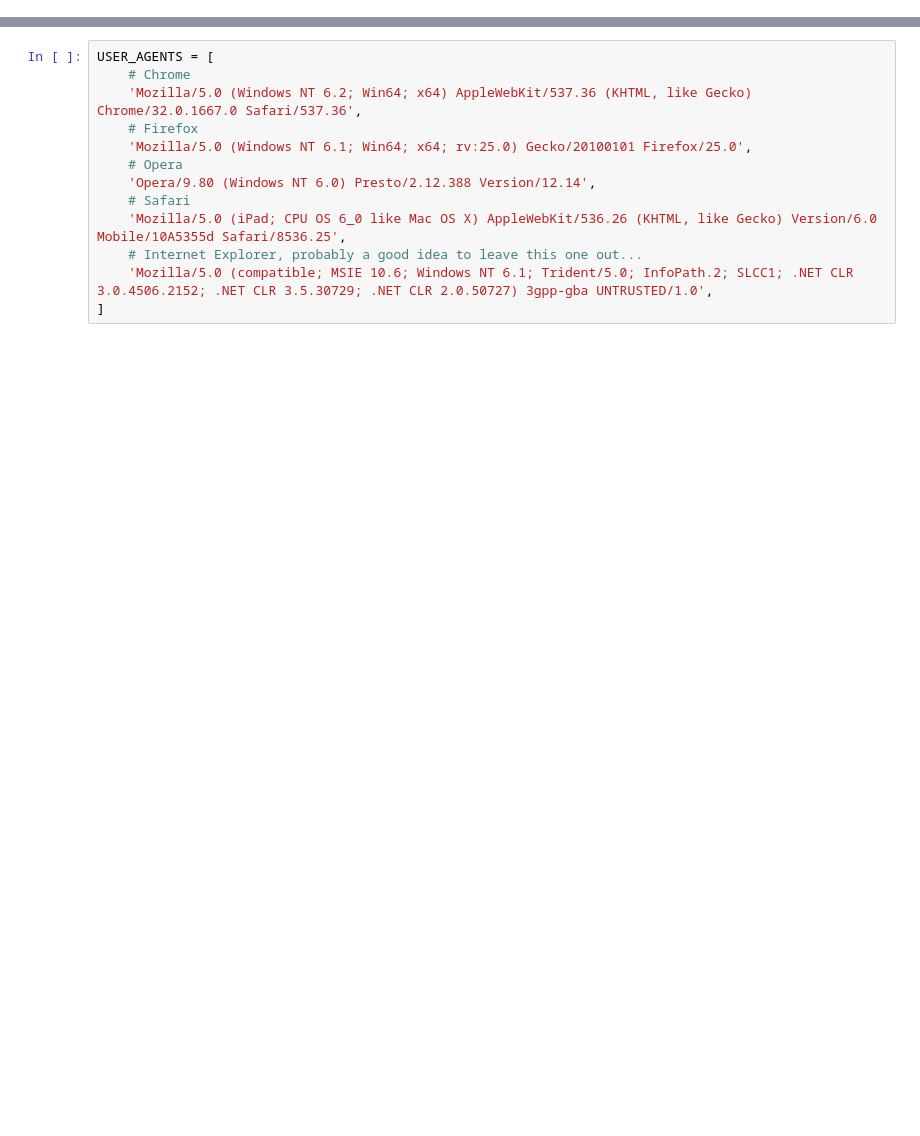
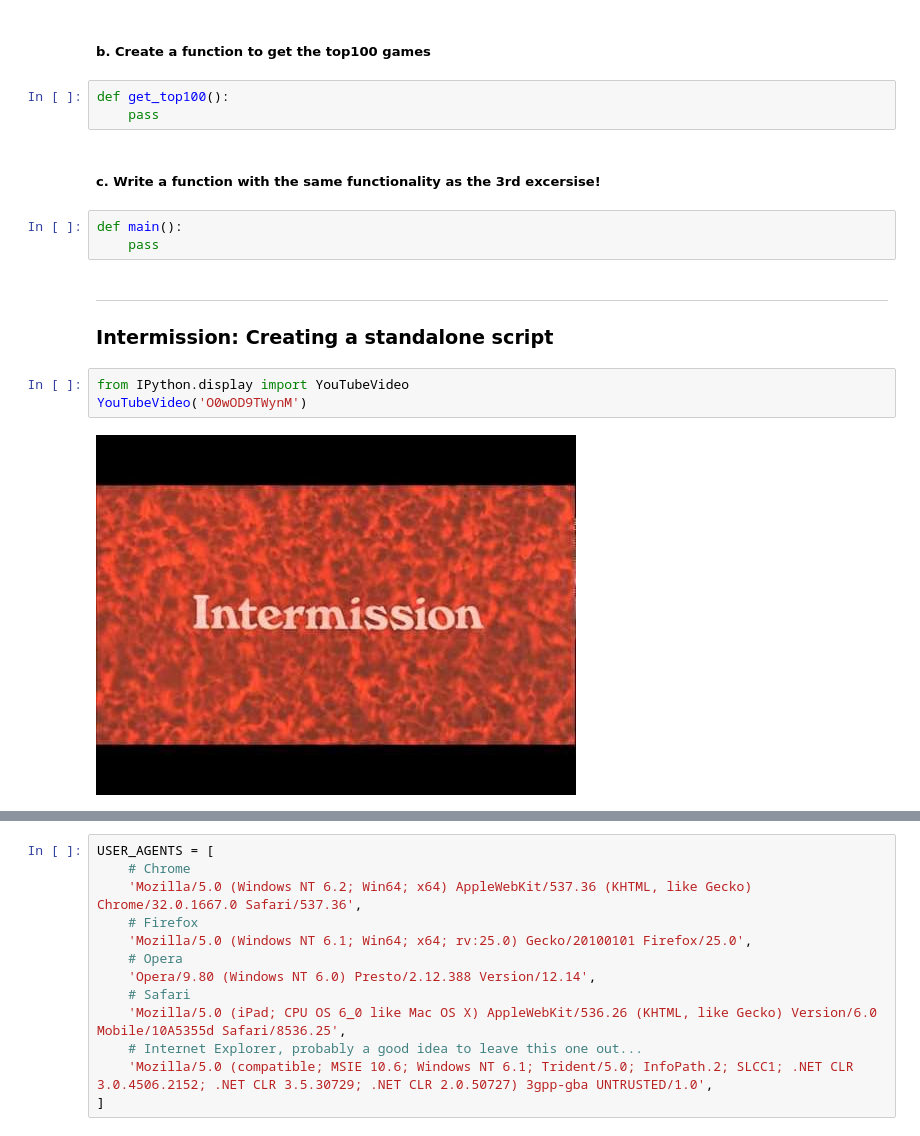
Before and after one commit to fulibacsi/notebooks, a Jupyter notebook: szisz/python101/python101_08.ipynb, the cells around one changed output, grey strips where cells are left out. Saved outputs shown, nothing was run; the diff lists cells and outputs as text; blank space fills up the shorter version.

```diff
--- a/szisz/python101/python101_08.ipynb
+++ b/szisz/python101/python101_08.ipynb
@@ -121,0 +129,19 @@ Let's pretend to be a browser instead of a script
+# %% [markdown]
+##### b. Create a function to get the top100 games
+# %%
+def get_top100():
+    pass
+# %% [markdown]
+##### c. Write a function with the same functionality as the 3rd excersise!
+# %%
+def main():
+    pass
+# %% [markdown]
+---
+
+### Intermission: Creating a standalone script
+# %%
+from IPython.display import YouTubeVideo
+YouTubeVideo('O0wOD9TWynM')
+# %% [output]
+[figure, added]
```
Also changed, not shown: parts of 66 cells of this notebook.
